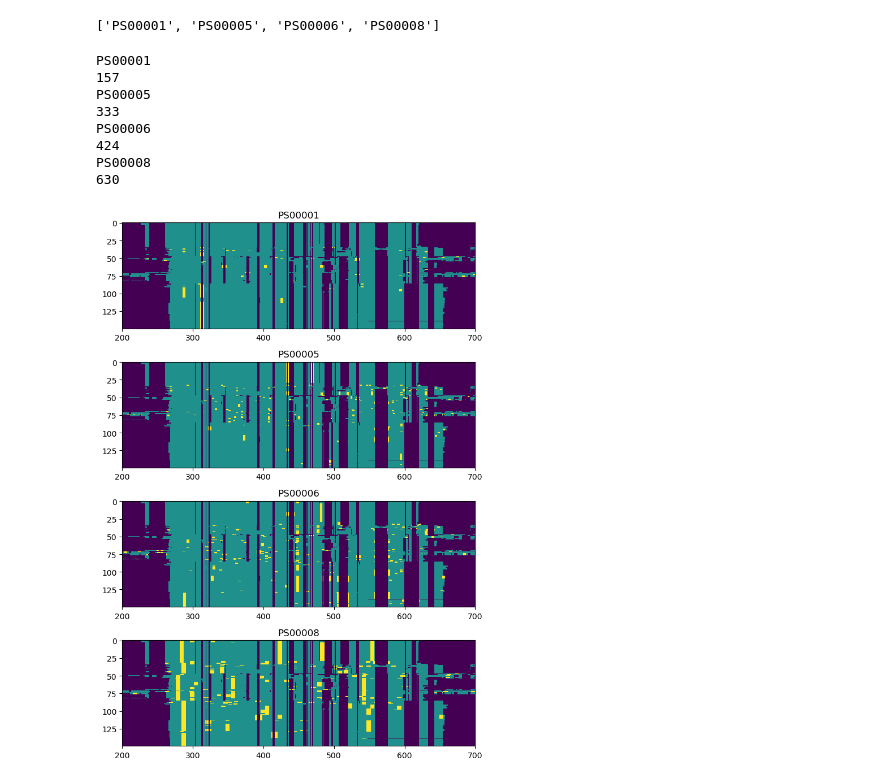
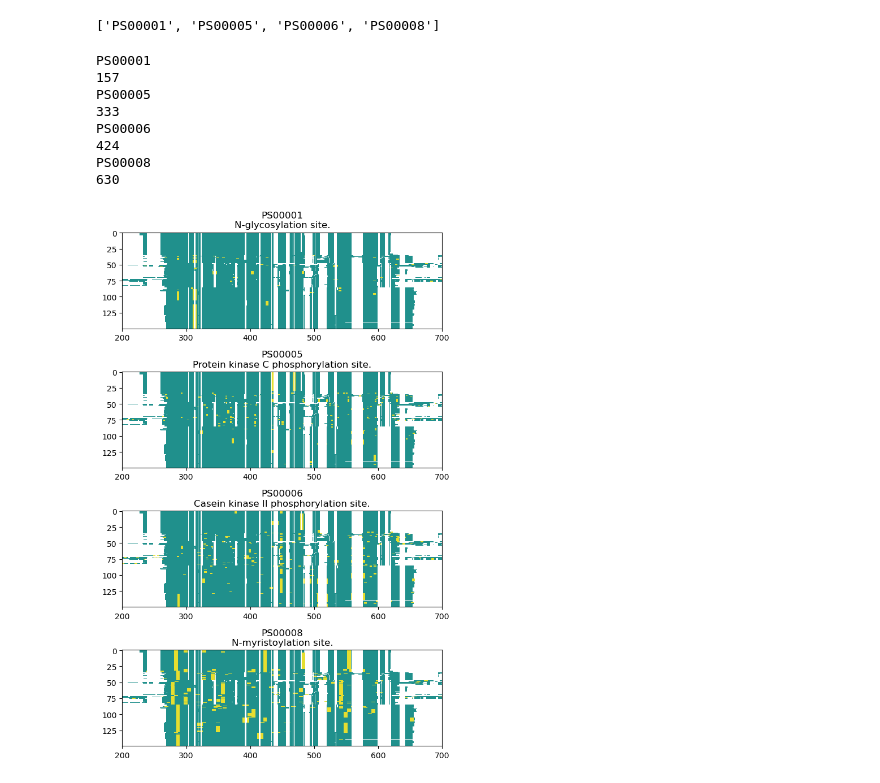
Before and after one commit to marcouderzo/BioData-PdxK-ThiD-FamilyModel, a Jupyter notebook: family.ipynb, the cells around one changed output. Cells and saved outputs as stored; diff of their text form; code cells hidden in the pictures.

Commit message:
improved elm + prosite plots. Finished residue plot

```diff
--- a/family.ipynb
+++ b/family.ipynb
@@ -380,9 +400,3 @@ def pred_pfam_overlap(a, b, c, d):
 max(max(pssm_eval_df['stop']), max(pssm_eval_df['s_end']))
 # %% [output]
 498.0
-# %%
-max_res = max(max(pssm_eval_df['stop']), max(pssm_eval_df['s_end']))
-for i, r in pssm_eval_df.iterrows():
-    pfam_start = r['start']
-    pfam_end = r['end']
-    for j in range(max_res): # brute force not needed, but good enough
@@ -1560,7 +1602,8 @@ for i, seq_record in enumerate(SeqIO.parse(fasta_file, "fasta")):
         row.append(0 if aa == '-' else 1)
     img.append(row)
 img_base = np.array(img)
-plt.imshow(img_base, cmap='tab10', interpolation='nearest', vmin=0, vmax=1)
+cmap = ListedColormap(['w', '#20908C','#E6DE2F'])
+plt.imshow(img_base, cmap=cmap, interpolation='nearest', vmin=0, vmax=2)
 # %% [output]
 ID: sp|Q5PNC8|PDXK_SALPA
 Sequence: ---------------------------------------------------------------------------------------------------------------------------------------------------------------------------------------------- ...
@@ -1616,30 +1656,3 @@ elm_hits_df.head()
 | 2 | O00764 | ELME000102 | NRD cleavage site | 222 | 225 | None |
 | 3 | O00764 | ELME000108 | PCSK cleavage site | 205 | 208 | None |
 | 4 | O00764 | ELME000108 | PCSK cleavage site | 296 | 299 | None |
-# %%
-fig, axs = plt.subplots(n_elm_patterns, 1, figsize=(10, 10))
-for plot_num, acc_elm in enumerate(elm_top_acc):
-    img = img_base.copy()
-    print(acc_elm)
-    cur_elm_df = elm_hits_df[elm_hits_df['acc_elm'] == acc_elm]
-    print(len(cur_elm_df))
-
-    # hilight regions in alignment that correspond to a given pattern
-    for hit_num,r in cur_elm_df.iterrows():
-        acc_uni = r['acc_uni']
-        row_idx = seq_idx_dict[acc_uni]
-        seq_idx = 0 # index corresponding to contig. seq from uniprot
-        aln_col = 0 # current col number in the MSA
-        seq = seq_aln_dict[acc_uni]
-        while seq_idx < r['end']:
-            if seq[aln_col] != '-':
-                # not an empty aa, inc seq_idx
-                if seq_idx >= r['start']:
-                    img[row_idx, aln_col] = 2
-                seq_idx += 1
-            aln_col += 1 # always inc index in MSA
-
-    axs[plot_num].imshow(img, cmap='viridis', interpolation='nearest', vmin=0, vmax=2)
-    axs[plot_num].set_title(acc_elm)
-    axs[plot_num].set_xlim(200,700)
-plt.tight_layout()
@@ -1746,6 +1807,7 @@ prosite_REs_df
 1311 rows × 2 columns
 # %%
 prosite_df = pd.merge(prosite_df, prosite_REs_df, how='inner',left_on='AC',right_on='acc_prosite')
+prosite_desc_dict = prosite_df[['AC','DE']].set_index('AC').to_dict()['DE']
 prosite_df
 # %% [output]
 |  | ID | DE | AC | PA | acc_prosite | re |
@@ -1855,33 +1918,33 @@ for plot_num, acc_prosite in enumerate(family_prosite_acc):
     print(acc_prosite)
     cur_pro_df = prosite_hits_df[prosite_hits_df['acc_pro'] == acc_prosite]
     print(len(cur_pro_df))
 
     # hilight regions in alignment that correspond to a given pattern
     for hit_num,r in cur_pro_df.iterrows():
         acc_uni = r['acc_uni']
         row_idx = seq_idx_dict[acc_uni]
         seq_idx = 0 # index corresponding to contig. seq from uniprot
         aln_col = 0 # current col number in the MSA
         seq = seq_aln_dict[acc_uni]
         while seq_idx < r['end']:
             if seq[aln_col] != '-':
                 # not an empty aa, inc seq_idx
                 if seq_idx >= r['start']:
                     img[row_idx, aln_col] = 2
                 seq_idx += 1
             aln_col += 1 # always inc index in MSA
 
-    axs[plot_num].imshow(img, cmap='viridis', interpolation='nearest', vmin=0, vmax=2)
-    axs[plot_num].set_title(acc_prosite)
+    axs[plot_num].imshow(img, cmap=cmap, interpolation='nearest', vmin=0, vmax=2)
+    axs[plot_num].set_title(acc_prosite + "\n" + prosite_desc_dict[acc_prosite])
     axs[plot_num].set_xlim(200,700)
 plt.tight_layout()
 # %% [output]
 PS00001
 157
 PS00005
 333
 PS00006
 424
 PS00008
 630
-[figure, old version]
+[figure, new version]
```
Also changed, not shown: parts of 18 cells of this notebook.
